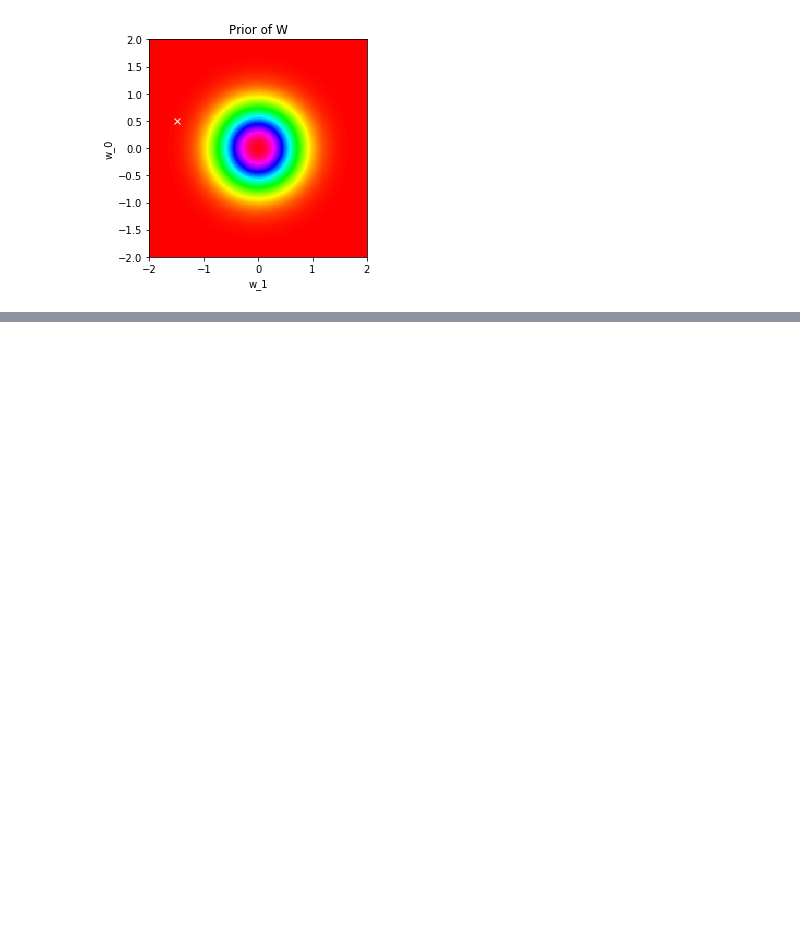
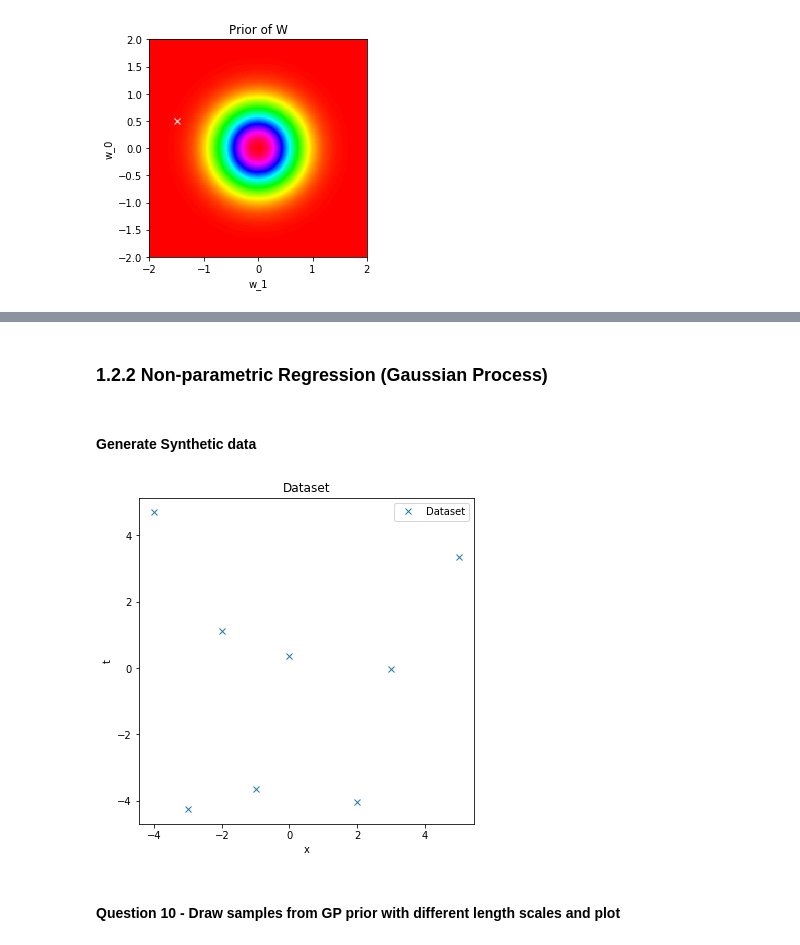
Before and after one commit to hkindbom/DD2434-Machine-Learning-Advanced, a Jupyter notebook: Assignment 1.ipynb, the cells around one changed output, grey strips where cells are left out. Cells and saved outputs as stored; diff of their text form; code cells hidden in the pictures; blank space fills up the shorter version.

```diff
--- a/Assignment 1.ipynb
+++ b/Assignment 1.ipynb
@@ -181,0 +187,25 @@ plotFunction(Z_vec2, 5)
+# %% [markdown]
+### 1.2.2 Non-parametric Regression (Gaussian Process)
+# %% [markdown]
+#### Generate Synthetic data
+# %%
+np.random.seed(1337)
+N2 = 8 # number of samples
+eps_mu2 = 0
+eps_sigma2 = 3**0.5
+
+X_Dat2 = np.array([-4, -3, -2, -1, 0, 2, 3, 5])
+eps2 = np.random.normal(eps_mu2, eps_sigma2, N2)
+T_Dat2 = (2 + np.square(0.5*X_Dat2 - 1))*np.sin(3*X_Dat2) + eps2
+# %%
+#Visualize dataset
+plt.figure(figsize=(6, 6))
+plt.plot(X_Dat2, T_Dat2, 'x',label = "Dataset")
+
+plt.legend(loc="upper right")
+plt.title("Dataset")
+plt.ylabel('t')
+plt.xlabel('x')
+plt.show()
+# %% [output]
+[figure, added]
@@ -181,0 +227,2 @@ plotFunction(Z_vec2, 5)
+# %% [markdown]
+#### Question 10 - Draw samples from GP prior with different length scales and plot
```
Also changed, not shown: parts of 13 cells of this notebook.
